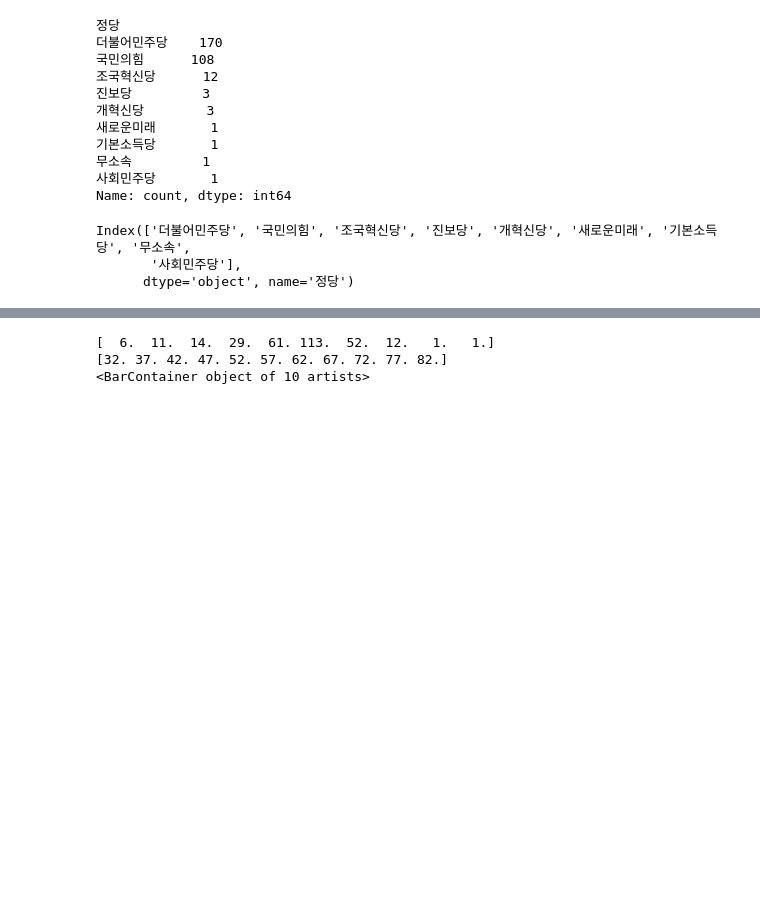
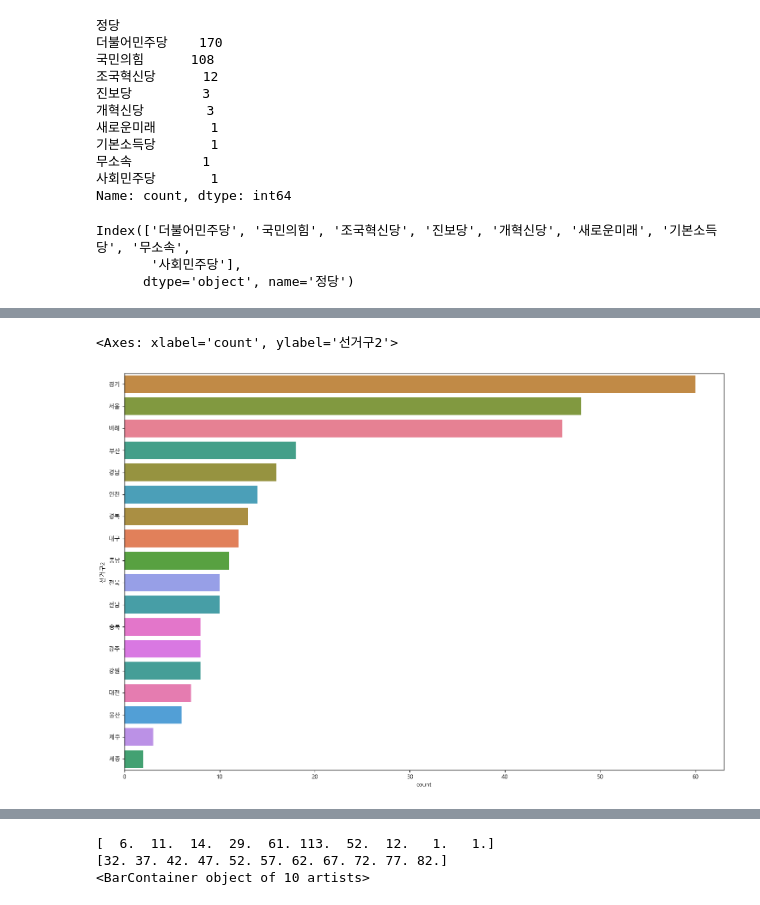
Before and after one commit to baeppsae/Python_Webscraping, a Jupyter notebook: 05.국회의원현황-개정판.ipynb, the cells around one changed output, grey strips where cells are left out. Drawn from its saved outputs; the diff is of its cells as text; code cells hidden in the pictures; blank space fills up the shorter version.

```diff
--- a/05.국회의원현황-개정판.ipynb
+++ b/05.국회의원현황-개정판.ipynb
@@ -549,3 +553,11 @@ sns.countplot(data=member_df, x='정당', ax=axes1, order=member_df['정당'].va
+# %%
+figure,axes1 = plt.subplots()
+figure.set_size_inches(18,12)
+
+sns.countplot(data=member_df, y='선거구2', ax=axes1, order=member_df['선거구2'].value_counts().index, hue='선거구2')
+# %% [output]
+<Axes: xlabel='count', ylabel='선거구2'>
+[figure, added]
 # %%
 #seaborn의 Scatterplot(산점도) 그리기
 #선거구2 와 나이 분포를 확인하기
```
Also changed, not shown: parts of 9 cells of this notebook.
